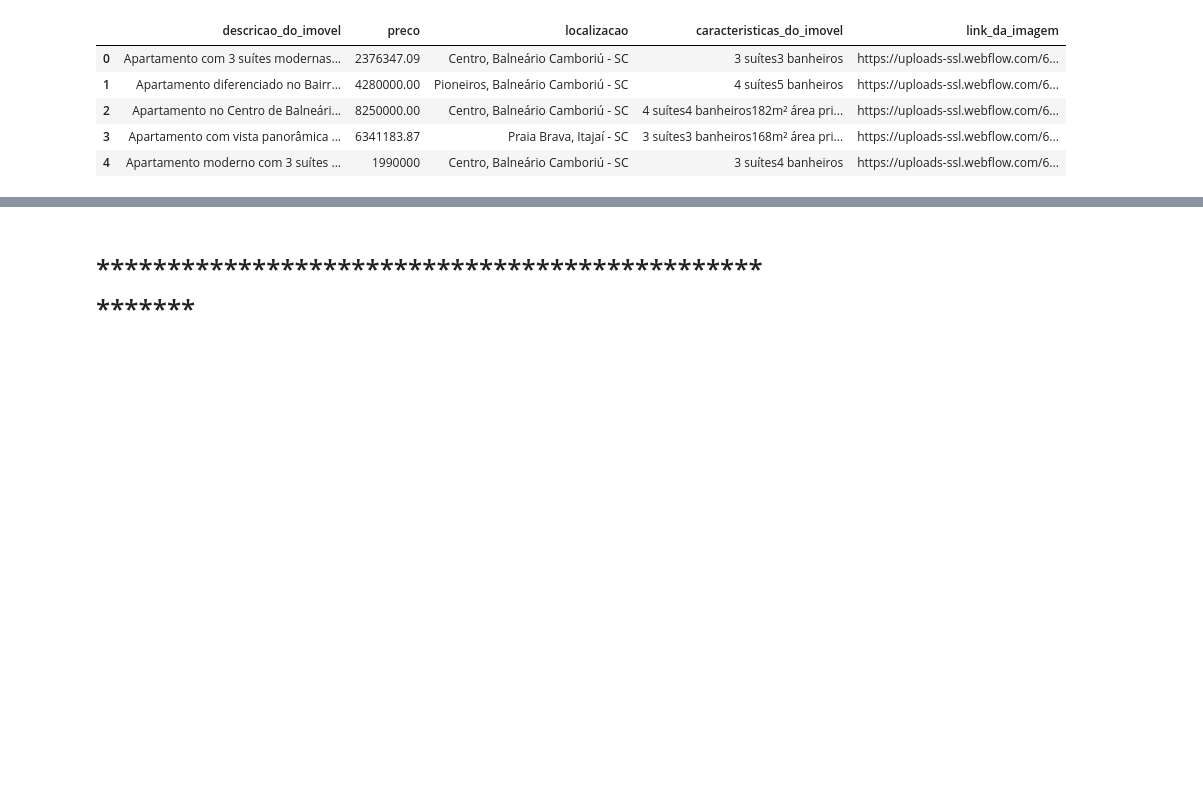
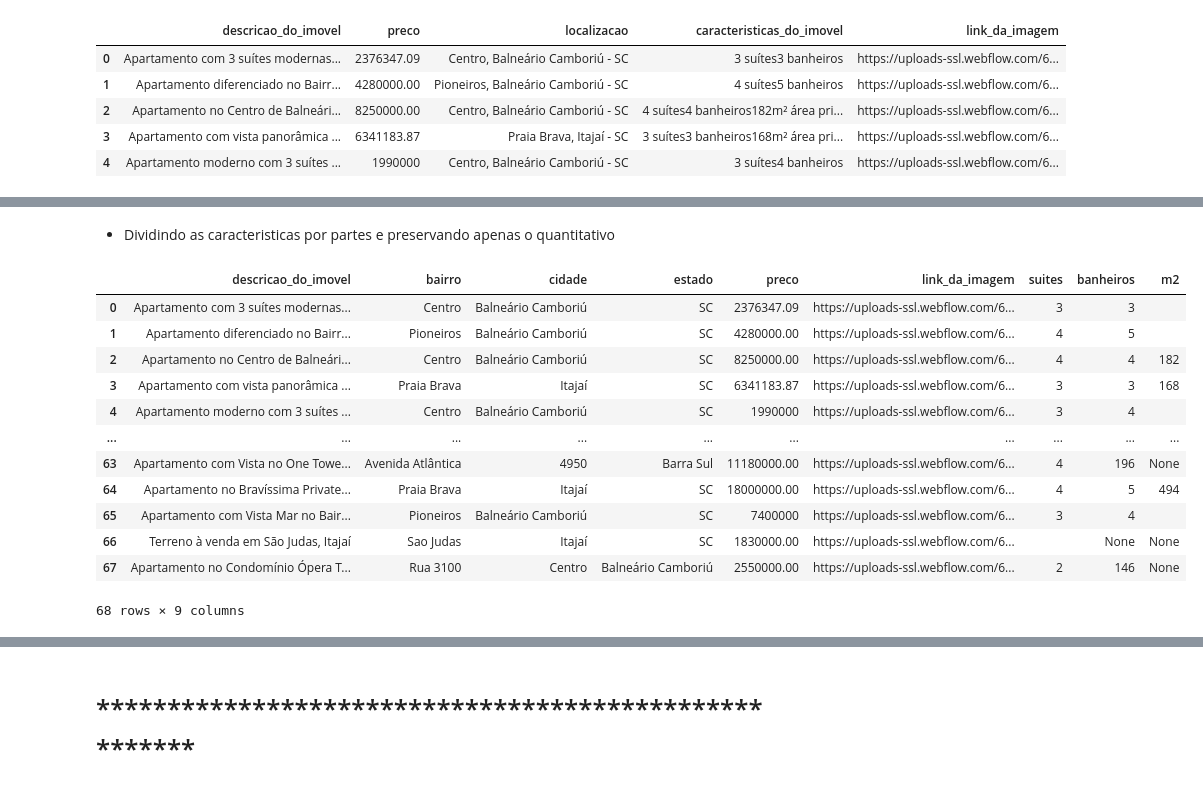
Before and after one commit to michellssgui22/PROJETOS_ESTUDO_WEBSCRAPER, a Jupyter notebook: projetos/imoveis-bc.ipynb, the cells around one changed output, grey strips where cells are left out. Saved outputs shown, nothing was run; the diff lists cells and outputs as text; code cells hidden in the pictures; blank space fills up the shorter version.

```diff
--- a/projetos/imoveis-bc.ipynb
+++ b/projetos/imoveis-bc.ipynb
@@ -148,7 +149,7 @@ df.head()
 * Substituindo valores
 # %%
 df['preco'] = df['preco'].str.replace('[R$ .]', '')
-df['preco'] = df['preco'].str.replace('[,]', '.')
+df['preco'] = df['preco'].str.replace(',', '.')
 df.head()
 # %% [output]
 |  | descricao_do_imovel | preco | localizacao | caracteristicas_do_imovel | link_da_imagem |
@@ -159,0 +163,3 @@ df.head()
+# %%
+df['localizacao'] = df['localizacao'].str.replace('[-]', ',')
+df.head()
@@ -159,0 +175,7 @@ df.head()
+# %%
+new = df['localizacao'].str.split(',', expand=True)
+df['bairro'] = new[0]
+df['cidade'] = new[1]
+df['estado'] = new[2]
+df.drop(columns=['localizacao'], inplace=True)
+df
@@ -159,0 +198,3 @@ df.head()
+# %%
+df = df[['descricao_do_imovel', 'bairro', 'cidade', 'estado', 'preco', 'caracteristicas_do_imovel', 'link_da_imagem']]
+df
@@ -159,0 +215,35 @@ df.head()
+# %% [markdown]
+* Dividindo as caracteristicas por partes e preservando apenas o quantitativo
+# %%
+df['preco'] = df['preco'].str.replace('Sobconsulta', ',')
+df['caracteristicas_do_imovel'] = df['caracteristicas_do_imovel'].str.replace('suítes', ',')
+df['caracteristicas_do_imovel'] = df['caracteristicas_do_imovel'].str.replace('suíte', ',')
+df['caracteristicas_do_imovel'] = df['caracteristicas_do_imovel'].str.replace('banheiros', ',')
+df['caracteristicas_do_imovel'] = df['caracteristicas_do_imovel'].str.replace('m² área privativa', '')
+df['caracteristicas_do_imovel'] = df['caracteristicas_do_imovel'].str.replace(' m² área total', '')
+df['caracteristicas_do_imovel'] = df['caracteristicas_do_imovel'].str.replace('m²', '')
+df['caracteristicas_do_imovel'] = df['caracteristicas_do_imovel'].str.replace('a partir de ', '')
+df['caracteristicas_do_imovel'] = df['caracteristicas_do_imovel'].str.replace(' de terreno', '')
+df['caracteristicas_do_imovel'] = df['caracteristicas_do_imovel'].str.replace('  de área privativa', '')
+df['caracteristicas_do_imovel'] = df['caracteristicas_do_imovel'].str.replace('200.00', '200')
+
+new = df['caracteristicas_do_imovel'].str.split('[,]', expand=True)
+df['suites'] = new[0]
+df['banheiros'] = new[1]
+df['m2'] = new[2]
+df.drop(columns=['caracteristicas_do_imovel'], inplace=True)
+df
+# %% [output]
+|  | descricao_do_imovel | bairro | cidade | estado | preco | link_da_imagem | suites | banheiros | m2 |
+| 0 | Apartamento com 3 suítes modernas... | Centro | Balneário Camboriú | SC | 2376347.09 | https://uploads-ssl.webflow.com/6... | 3 | 3 |  |
+| 1 | Apartamento diferenciado no Bairr... | Pioneiros | Balneário Camboriú | SC | 4280000.00 | https://uploads-ssl.webflow.com/6... | 4 | 5 |  |
+| 2 | Apartamento no Centro de Balneári... | Centro | Balneário Camboriú | SC | 8250000.00 | https://uploads-ssl.webflow.com/6... | 4 | 4 | 182 |
+| 3 | Apartamento com vista panorâmica ... | Praia Brava | Itajaí | SC | 6341183.87 | https://uploads-ssl.webflow.com/6... | 3 | 3 | 168 |
+| 4 | Apartamento moderno com 3 suítes ... | Centro | Balneário Camboriú | SC | 1990000 | https://uploads-ssl.webflow.com/6... | 3 | 4 |  |
+| ... | ... | ... | ... | ... | ... | ... | ... | ... | ... |
+| 63 | Apartamento com Vista no One Towe... | Avenida Atlântica | 4950 | Barra Sul | 11180000.00 | https://uploads-ssl.webflow.com/6... | 4 | 196 | None |
+| 64 | Apartamento no Bravíssima Private... | Praia Brava | Itajaí | SC | 18000000.00 | https://uploads-ssl.webflow.com/6... | 4 | 5 | 494 |
+| 65 | Apartamento com Vista Mar no Bair... | Pioneiros | Balneário Camboriú | SC | 7400000 | https://uploads-ssl.webflow.com/6... | 3 | 4 |  |
+| 66 | Terreno à venda em São Judas, Itajaí | Sao Judas | Itajaí | SC | 1830000.00 | https://uploads-ssl.webflow.com/6... |  | None | None |
+| 67 | Apartamento no Condomínio Ópera T... | Rua 3100 | Centro | Balneário Camboriú | 2550000.00 | https://uploads-ssl.webflow.com/6... | 2 | 146 | None |
+68 rows × 9 columns
```
Also changed, not shown: parts of 21 cells of this notebook.
